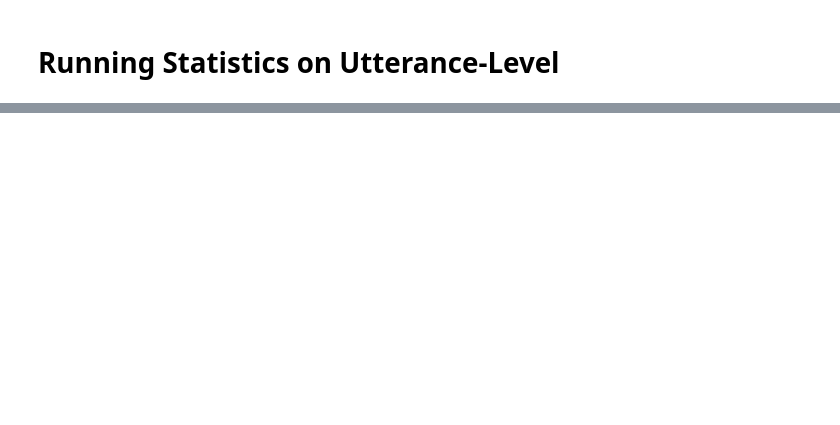
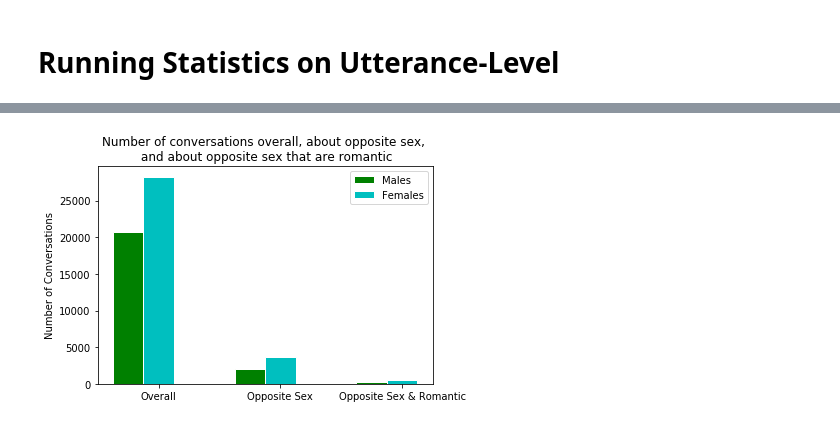
Before and after one commit to emtseng/Cornell-Conversational-Analysis-Toolkit, a Jupyter notebook: transform.ipynb, the cells around one changed output, grey strips where cells are left out. Cells and saved outputs as stored; diff of their text form; code cells hidden in the pictures; blank space fills up the shorter version.

```diff
--- a/transform.ipynb
+++ b/transform.ipynb
@@ -93,0 +170,26 @@ print(counts)
+# %%
+#Comparing Male about Female and Female about Male Conversations (N)
+bars1=[male_speaking, male_speaking_about_female, male_speaking_about_female_romantic ]
+bars2=[female_speaking, female_speaking_about_male, female_speaking_about_male_romantic ]
+barWidth=.25
+
+# Set position of bar on X axis
+r1 = np.arange(len(bars1))
+r2 = [x + barWidth for x in r1]
+
+# Make the plot
+plt.bar(r1, bars1, color='g', width=barWidth, edgecolor='white', label='Males')
+plt.bar(r2, bars2, color='c', width=barWidth, edgecolor='white', label='Females')
+
+# Add xticks on the middle of the group bars
+plt.xlabel('group', fontweight='bold')
+plt.xticks([r + barWidth for r in range(len(bars1))], ['Overall', 'Opposite Sex', 'Opposite Sex & Romantic'])
+
+# Create legend & Show graphic
+plt.title('Number of conversations overall, about opposite sex, \n and about opposite sex that are romantic')
+plt.ylabel('Number of Conversations')
+plt.xlabel('')
+plt.legend()
+plt.show()
+# %% [output]
+[figure, added]
```
Also changed, not shown: parts of 16 cells of this notebook.
